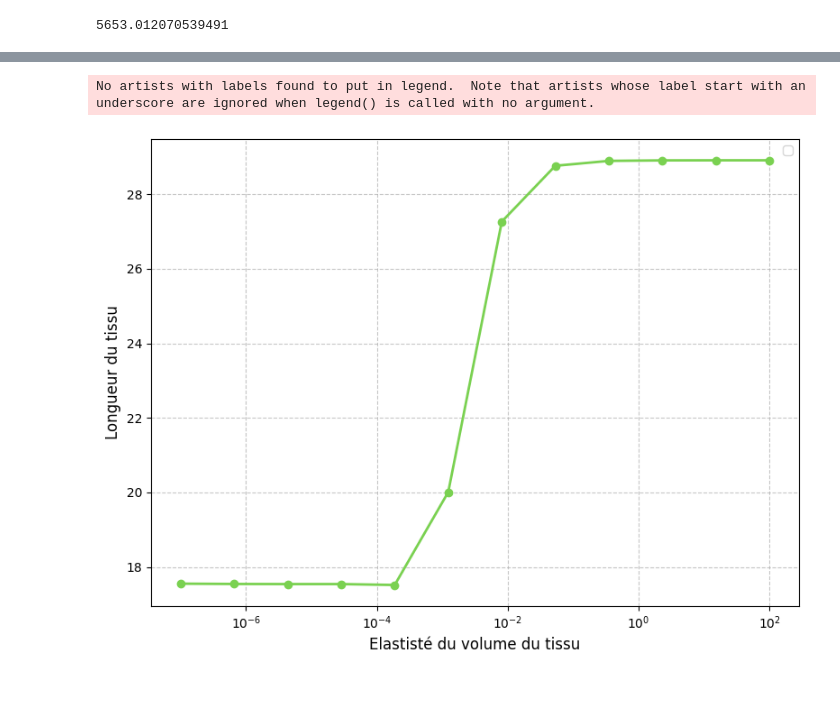
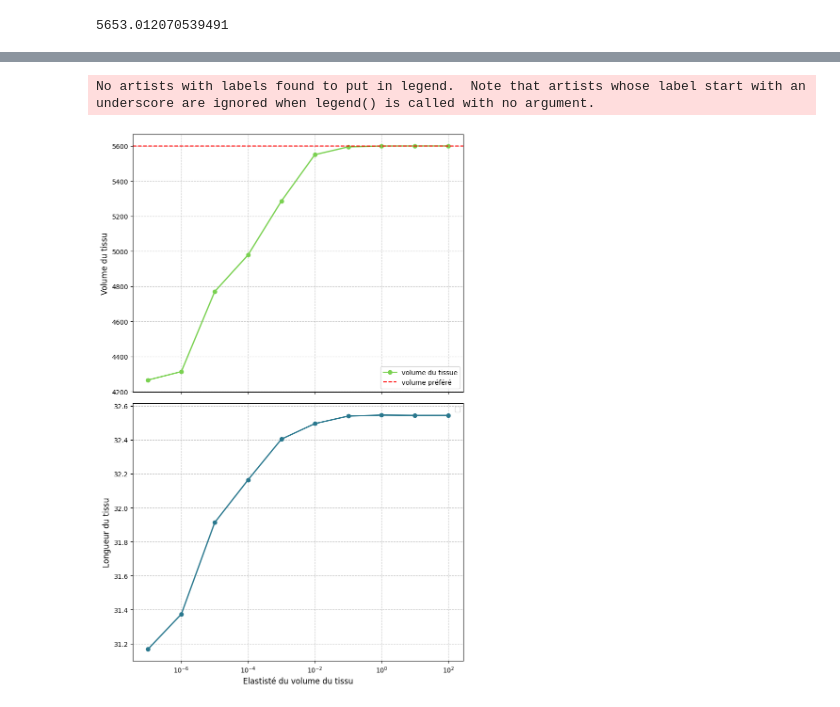
Before and after one commit to Lauragdlp/peripodial, a Jupyter notebook: notebook/lumen_elasticity.ipynb, the cells around one changed output, grey strips where cells are left out. Saved outputs shown, nothing was run; the diff lists cells and outputs as text; code cells hidden in the pictures.

```diff
--- a/notebook/lumen_elasticity.ipynb
+++ b/notebook/lumen_elasticity.ipynb
@@ -182,31 +153,48 @@ plt.show()
-# %%
-# Generate a list of colors for better visualization
-colors = plt.cm.viridis_r([0.2, 0.6])
-
-# Create the plot
-fig, axs = plt.subplots(1, figsize=(8, 6))
-
-# Plot lumen_volume_values
-axs.plot(elasticity_values, diameters, color=colors[0], marker='o', linestyle='-', linewidth=2)
-# Set x-axis to logarithmic scale
-axs.set_xscale('log')
-
-# Set labels for x and y axes
-axs.set_xlabel('Elastisté du volume du tissu', fontsize=12)
-axs.set_ylabel('Longueur du tissu', fontsize=12)
-
-# Add a grid for better readability
-axs.grid(True, linestyle='--', alpha=0.7)
-
-# Set the legend
-axs.legend(loc='best', fontsize=10)
-
-# Tight layout to prevent overlap of labels
-plt.tight_layout()
-plt.savefig('../image/lumen_length_elasticity_lumen.png', transparent=False)
-# Show the plot
-plt.show()
-# %% [output]
-No artists with labels found to put in legend.  Note that artists whose label start with an underscore are ignored when legend() is called with no argument.
-[figure, removed]
+# %%
+import matplotlib.pyplot as plt
+import numpy as np
+
+colors = plt.cm.viridis_r([0.2, 0.6])
+
+# Create the plot with shared x-axis
+fig, axs = plt.subplots(2, 1, figsize=(8, 12), sharex=True)
+
+# Plot lumen_volume_values
+axs[0].plot(elasticity_values, lumen_volume_values, label='volume du tissue', color=colors[0], marker='o', linestyle='-', linewidth=2)
+axs[0].axhline(y=5600, color='r', linestyle='--', label='volume préféré')
+# Set x-axis to logarithmic scale
+axs[0].set_xscale('log')
+
+# Set labels for x and y axes for the first plot
+axs[0].set_ylabel('Volume du tissu', fontsize=12)
+
+# Add a grid for better readability
+axs[0].grid(True, linestyle='--', alpha=0.7)
+
+# Set the legend for the first plot
+axs[0].legend(loc='best', fontsize=10)
+
+# Plot diameters
+axs[1].plot(elasticity_values, diameters, color=colors[1], marker='o', linestyle='-', linewidth=2)
+# Set x-axis to logarithmic scale
+axs[1].set_xscale('log')
+
+# Set labels for x and y axes for the second plot
+axs[1].set_xlabel('Elastisté du volume du tissu', fontsize=12)
+axs[1].set_ylabel('Longueur du tissu', fontsize=12)
+
+# Add a grid for better readability
+axs[1].grid(True, linestyle='--', alpha=0.7)
+
+# Set the legend for the second plot
+axs[1].legend(loc='best', fontsize=10)
+
+# Tight layout to prevent overlap of labels
+plt.tight_layout()
+plt.savefig('../image/lumen_elasticity_combined.png', transparent=True)
+# Show the plot
+plt.show()
+# %% [output]
+No artists with labels found to put in legend.  Note that artists whose label start with an underscore are ignored when legend() is called with no argument.
+[figure, added]
 # %%
```
Also changed, not shown: parts of 20 cells of this notebook, 21 other files.
